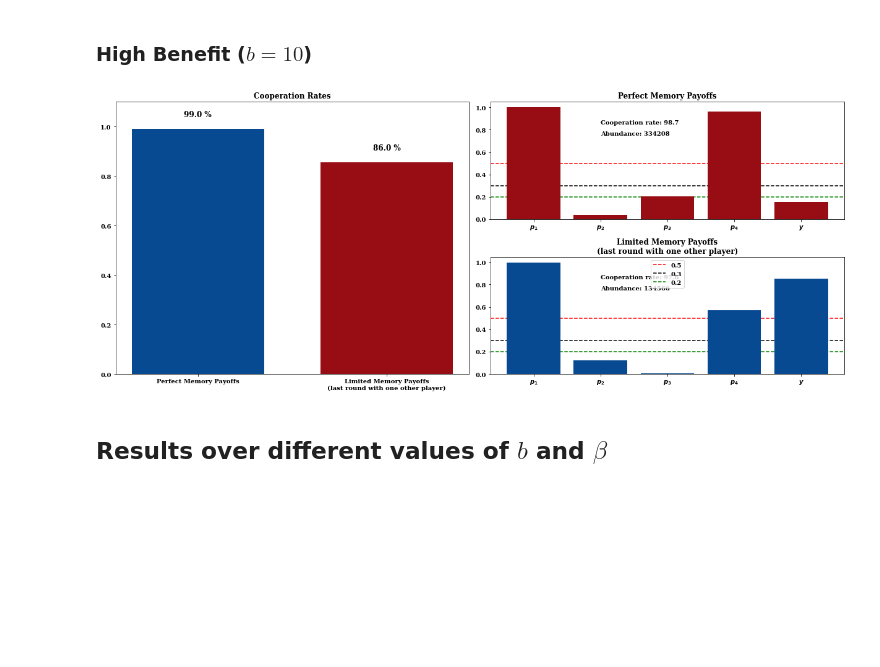
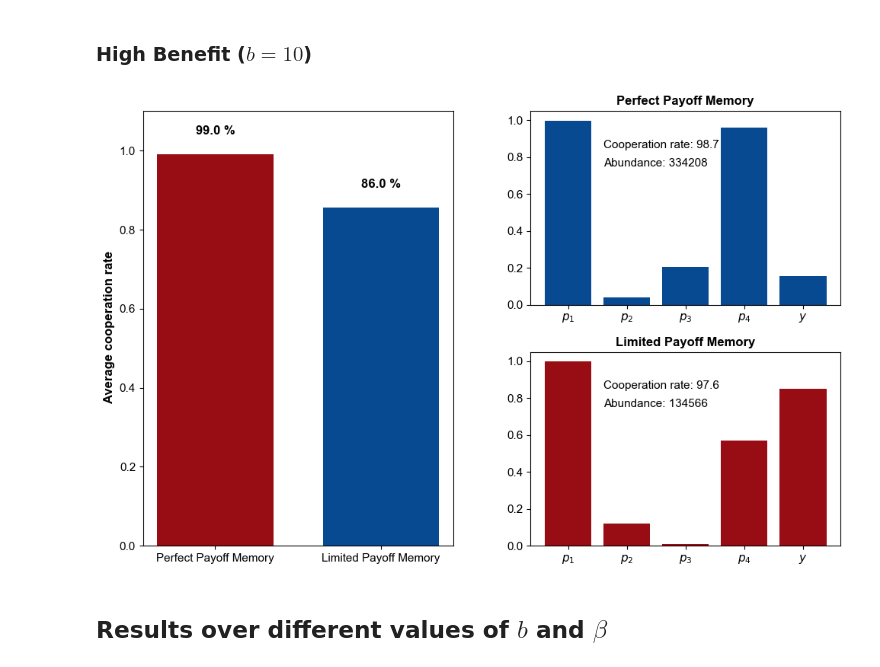
Before and after one commit to Nikoleta-v3/evolution-of-cooperation-with-limited-updating-payoff-memory, a Jupyter notebook: nbs/Memory One Strategies Perfect and Limited Memory.ipynb, the cells around one changed output. Saved outputs shown, nothing was run; the diff lists cells and outputs as text; code cells hidden in the pictures; blank space fills up the shorter version.

```diff
--- a/nbs/Memory One Strategies Perfect and Limited Memory.ipynb
+++ b/nbs/Memory One Strategies Perfect and Limited Memory.ipynb
@@ -62,6 +61,6 @@ cmaps = [reds, blues]
 # %%
-titles = ["Perfect Memory Payoffs",
-          "Limited Memory Payoffs" "\n" "(last round with one other player)"]
+titles = ["Perfect Payoff Memory",
+          "Limited Payoff Memory"]
 # %% [markdown]
 ### Low Benefit ($b=3$)
 # %%
@@ -81,7 +80,7 @@ for j, column in enumerate(["p_1", "p_2", "p_3", "p_4", "y"]):
 # %%
 gs = gridspec.GridSpec(2, 2)
 
-fig = plt.figure(figsize=(17, 7))
+fig = plt.figure(figsize=(10, 6.5))
 
 
 # Most abundant strategies
@@ -95,33 +94,26 @@ for i, height in enumerate([heights_perfect, heights_limited]):
     axes.bar(xs, height, color=cmaps[i](0.9), zorder=2)
 
     axes.xaxis.set_ticks([0, 1, 2, 3, 4])
-    axes.set_xticklabels(["$p_1$", "$p_2$", "$p_3$", "$p_4$", "$y$"]);
-
-    axes.axhline(y=0.5, color='r', linestyle='--', zorder=1, label='0.5');
-
-    axes.axhline(y=0.3, color='black', linestyle='--', zorder=1, label='0.3');
-
-    axes.axhline(y=0.2, color='green', linestyle='--', zorder=1, label='0.2');
-
 
     row = most_abundant_low_b[i]
     axes.text(1, .85, f"""Cooperation rate: {round(row["average cooperation rate"].iloc[0], 3) * 100}""")
     axes.text(1, .75, f"""Abundance: {int(row["frequencies"].iloc[0])}""")
 
-axes.legend();
+
+    axes.set_xticklabels(["$p_1$", "$p_2$", "$p_3$", "$p_4$", "$y$"]);
 
 # Cooperation Rates
 
 axes = plt.subplot(gs[:, 0]) # row 1, span all columns
 
-axes.bar([1, 2], coop_rates, width=.7,  color=[cmaps[1](0.9), cmaps[0](0.9)])
+axes.bar([1, 2], coop_rates, width=.7,  color=[cmaps[0](0.9), cmaps[1](0.9)])
 
 axes.set_xticks([1, 2]);
 axes.set_xticklabels(titles);
 
 axes.set_ylim(0, 1);
 
-axes.set_title("Cooperation Rates", weight="bold", fontsize=12);
+axes.set_ylabel("Average cooperation rate", weight="bold", fontsize=12);
 
 for j, pos in enumerate([1, 2]):
     axes.text(pos,
@@ -135,5 +127,7 @@ for j, pos in enumerate([1, 2]):
 
 fig.tight_layout();
 
-plt.savefig("../static/memory_one_results_low_benefit.pdf", bbox_inches='tight')
+plt.subplots_adjust(wspace=.25,)
+
+plt.savefig("../paper/static/memory_one_results_low_benefit.pdf", bbox_inches='tight')
 # %% [output]
@@ -157,7 +151,7 @@ for j, column in enumerate(["p_1", "p_2", "p_3", "p_4", "y"]):
 # %%
 gs = gridspec.GridSpec(2, 2)
 
-fig = plt.figure(figsize=(17, 7))
+fig = plt.figure(figsize=(10, 6.5))
 
 
 # Most abundant strategies
@@ -173,47 +167,41 @@ for i, height in enumerate([heights_perfect, heights_limited]):
     axes.xaxis.set_ticks([0, 1, 2, 3, 4])
     axes.set_xticklabels(["$p_1$", "$p_2$", "$p_3$", "$p_4$", "$y$"]);
 
-    axes.axhline(y=0.5, color='r', linestyle='--', zorder=1, label='0.5');
-
-    axes.axhline(y=0.3, color='black', linestyle='--', zorder=1, label='0.3');
-
-    axes.axhline(y=0.2, color='green', linestyle='--', zorder=1, label='0.2');
-
 
     row = most_abundant_low_b[i]
-    axes.text(1, .85, f"""Cooperation rate: {round(row["average cooperation rate"].iloc[0], 3) * 100}""")
-    axes.text(1, .75, f"""Abundance: {int(row["frequencies"].iloc[0])}""")
-
-axes.legend();
+    axes.text(.6, .85, f"""Cooperation rate: {round(row["average cooperation rate"].iloc[0], 3) * 100}""")
+    axes.text(.6, .75, f"""Abundance: {int(row["frequencies"].iloc[0])}""")
 
 # Cooperation Rates
 
 axes = plt.subplot(gs[:, 0]) # row 1, span all columns
 
 axes.bar([1, 2], coop_rates, width=.7,  color=[cmaps[1](0.9), cmaps[0](0.9)])
 
 axes.set_xticks([1, 2]);
 axes.set_xticklabels(titles);
 
 axes.set_ylim(0, 1.1);
 
-axes.set_title("Cooperation Rates", weight="bold", fontsize=12);
+axes.set_ylabel(" Average cooperation rate", weight="bold", fontsize=12);
 
 for j, pos in enumerate([1, 2]):
     axes.text(pos,
               coop_rates[j] + 0.05,
               f"{round(coop_rates[j] * 100 , 0)} %",
               horizontalalignment='center',
               color="black",
               weight='bold',
               fontsize=12
       )
 
 fig.tight_layout();
 
-plt.savefig("../static/memory_one_results_high_benefit.pdf", bbox_inches='tight')
+plt.subplots_adjust(wspace=.25,)
+
+plt.savefig("../paper/static/memory_one_results_high_benefit.pdf", bbox_inches='tight')
 # %% [output]
-[figure, old version]
+[figure, new version]
 # %% [markdown]
 ## Results over different values of $b$ and $\beta$
 # %% [markdown]
```
Also changed, not shown: parts of 4 cells of this notebook, 12 other files.
